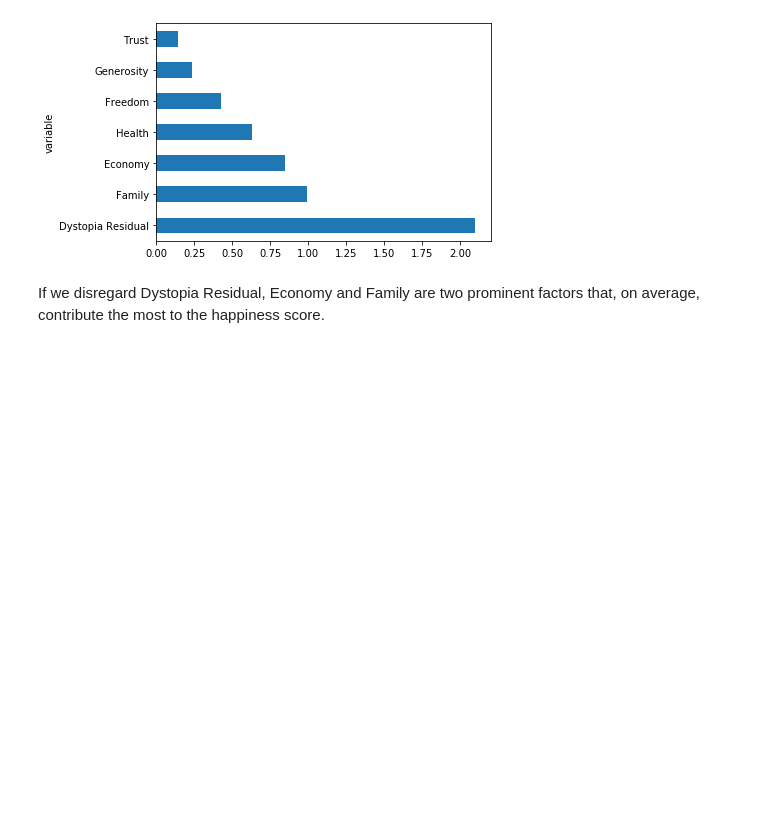
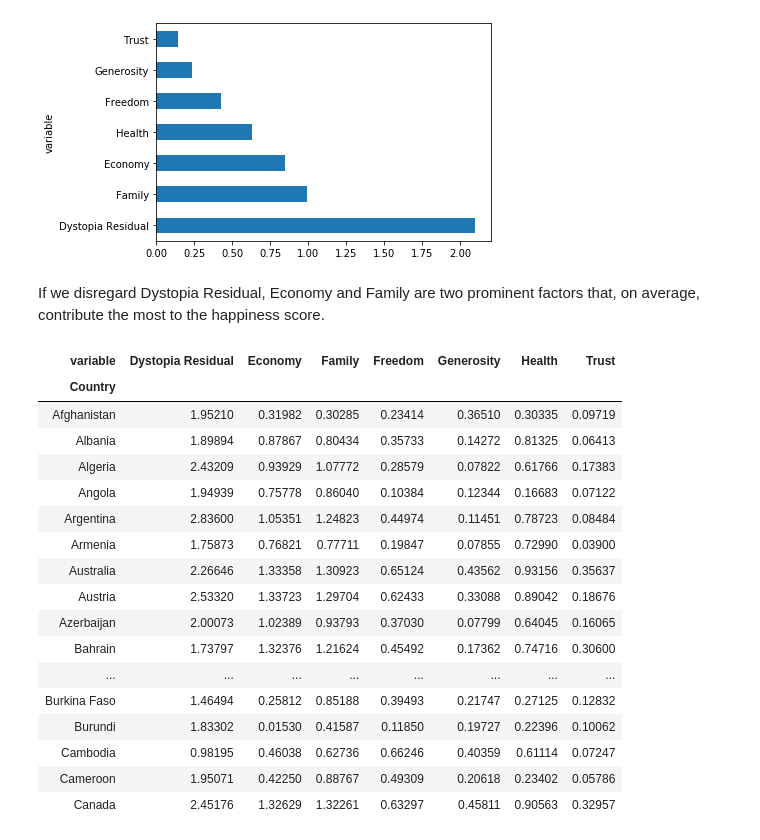
Before and after one commit to srinivasanprashant/World-Happiness-Report, a Jupyter notebook: data-analysis.ipynb, the cells around one changed output. Cells and saved outputs as stored; diff of their text form; code cells hidden in the pictures; blank space fills up the shorter version.

```diff
--- a/data-analysis.ipynb
+++ b/data-analysis.ipynb
@@ -257,3 +257,26 @@ None
 [figure]
 # %% [markdown]
 If we disregard Dystopia Residual, Economy and Family are two prominent factors that, on average, contribute the most to the happiness score.
+# %%
+# Let's "un-melt" the data, and transform rows into columns
+unmelt = melt.pivot(index="Country",columns="variable", values="value")
+unmelt.head(25)
+# %% [output]
+| variable | Dystopia Residual | Economy | Family | Freedom | Generosity | Health | Trust |
+| Country |  |  |  |  |  |  |  |
+| Afghanistan | 1.95210 | 0.31982 | 0.30285 | 0.23414 | 0.36510 | 0.30335 | 0.09719 |
+| Albania | 1.89894 | 0.87867 | 0.80434 | 0.35733 | 0.14272 | 0.81325 | 0.06413 |
+| Algeria | 2.43209 | 0.93929 | 1.07772 | 0.28579 | 0.07822 | 0.61766 | 0.17383 |
+| Angola | 1.94939 | 0.75778 | 0.86040 | 0.10384 | 0.12344 | 0.16683 | 0.07122 |
+| Argentina | 2.83600 | 1.05351 | 1.24823 | 0.44974 | 0.11451 | 0.78723 | 0.08484 |
+| Armenia | 1.75873 | 0.76821 | 0.77711 | 0.19847 | 0.07855 | 0.72990 | 0.03900 |
+| Australia | 2.26646 | 1.33358 | 1.30923 | 0.65124 | 0.43562 | 0.93156 | 0.35637 |
+| Austria | 2.53320 | 1.33723 | 1.29704 | 0.62433 | 0.33088 | 0.89042 | 0.18676 |
+| Azerbaijan | 2.00073 | 1.02389 | 0.93793 | 0.37030 | 0.07799 | 0.64045 | 0.16065 |
+| Bahrain | 1.73797 | 1.32376 | 1.21624 | 0.45492 | 0.17362 | 0.74716 | 0.30600 |
+| ... | ... | ... | ... | ... | ... | ... | ... |
+| Burkina Faso | 1.46494 | 0.25812 | 0.85188 | 0.39493 | 0.21747 | 0.27125 | 0.12832 |
+| Burundi | 1.83302 | 0.01530 | 0.41587 | 0.11850 | 0.19727 | 0.22396 | 0.10062 |
+| Cambodia | 0.98195 | 0.46038 | 0.62736 | 0.66246 | 0.40359 | 0.61114 | 0.07247 |
+| Cameroon | 1.95071 | 0.42250 | 0.88767 | 0.49309 | 0.20618 | 0.23402 | 0.05786 |
+| Canada | 2.45176 | 1.32629 | 1.32261 | 0.63297 | 0.45811 | 0.90563 | 0.32957 |
```
Also changed, not shown: 1 other file.
